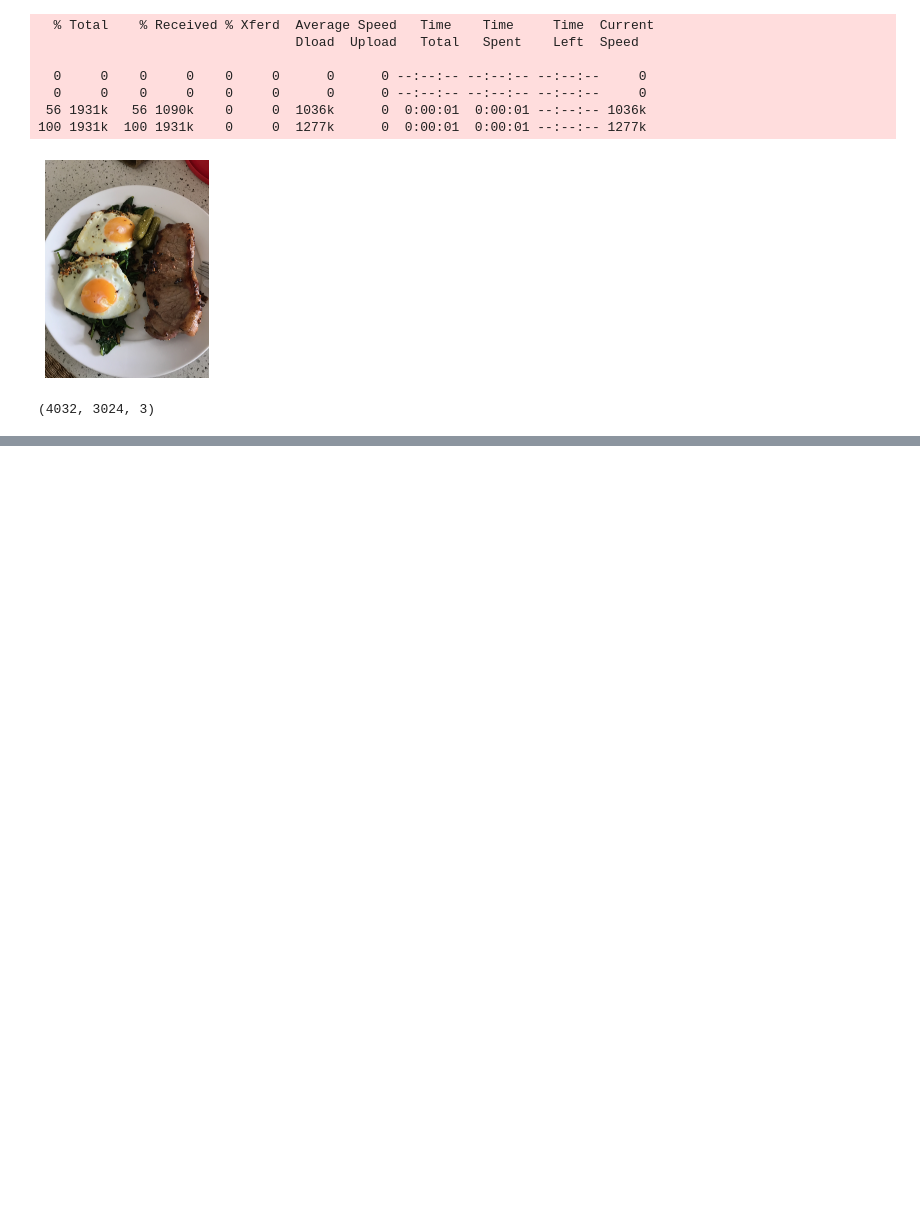
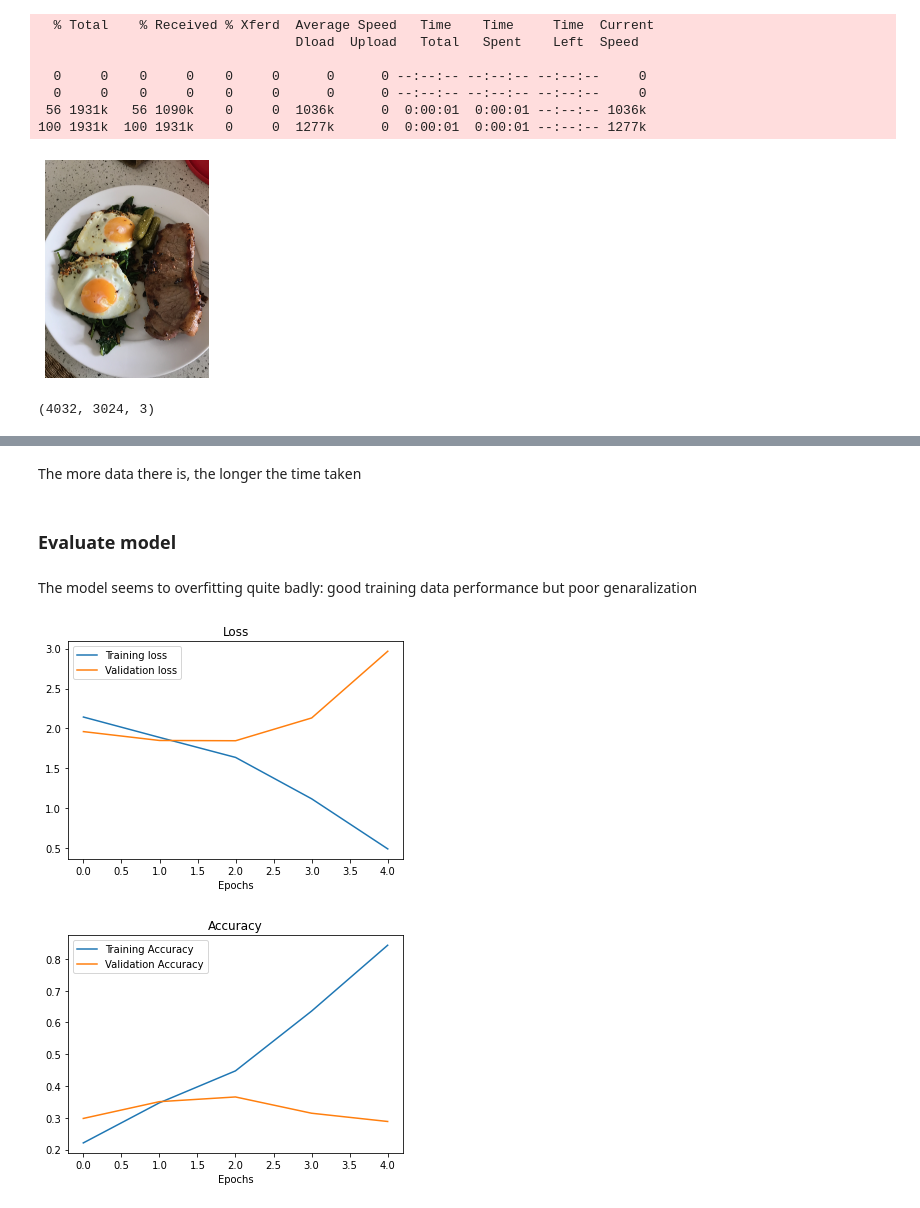
Before and after one commit to Ammar-Raneez/TF_Learning_ZTM, a Jupyter notebook: convolutional-neural-networks.ipynb, the cells around one changed output, grey strips where cells are left out. Cells and saved outputs as stored; diff of their text form; code cells hidden in the pictures; blank space fills up the shorter version.

Commit message:
Evaluate baseline model

```diff
--- a/convolutional-neural-networks.ipynb
+++ b/convolutional-neural-networks.ipynb
@@ -1305,0 +1304,4 @@ The more data there is, the longer the time taken
+# %% [markdown]
+The more data there is, the longer the time taken
+# %% [markdown]
+### Evaluate model
@@ -1305,0 +1322,7 @@ The more data there is, the longer the time taken
+# %% [markdown]
+The model seems to overfitting quite badly: good training data performance but poor genaralization
+# %%
+plot_loss_curves(history_9)
+# %% [output]
+[figure, added]
+[figure, added]
```
Also changed, not shown: parts of 55 cells of this notebook.
